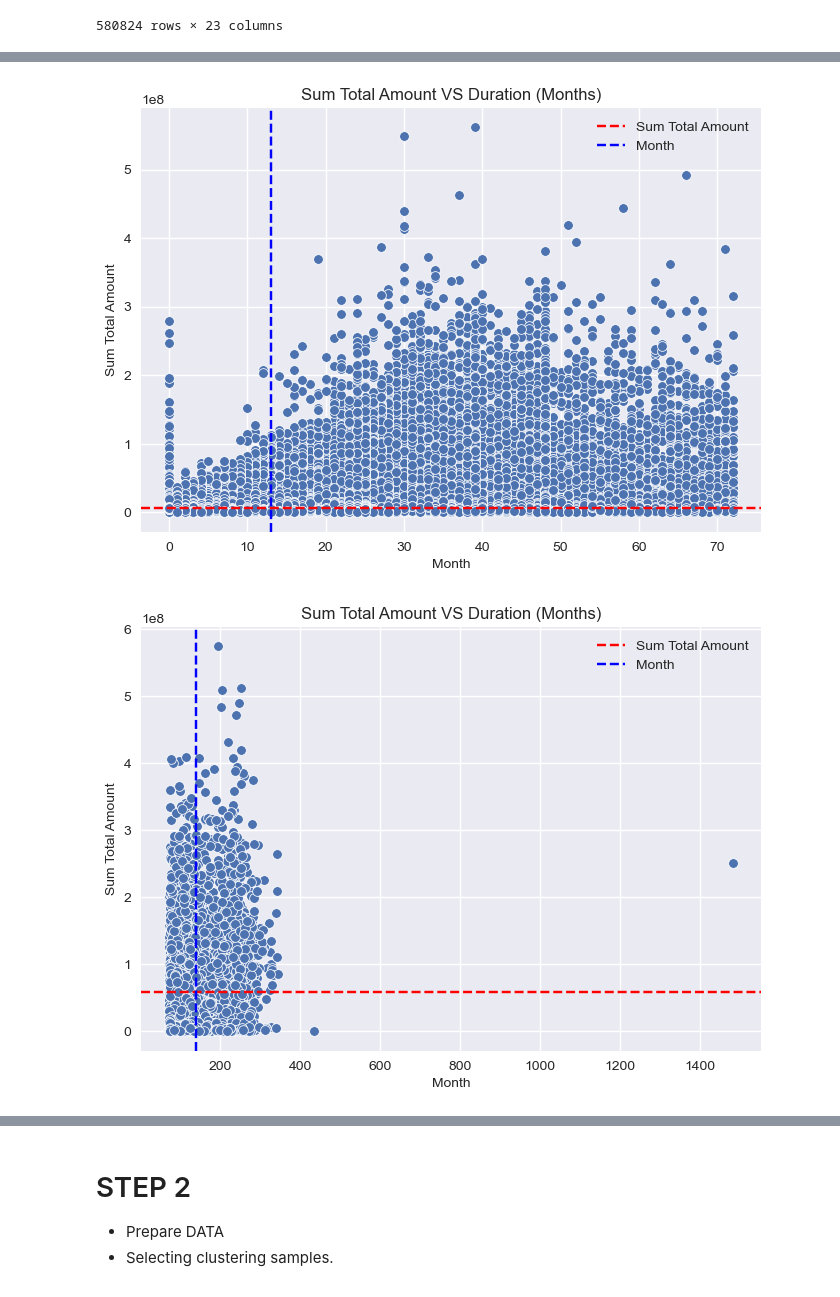
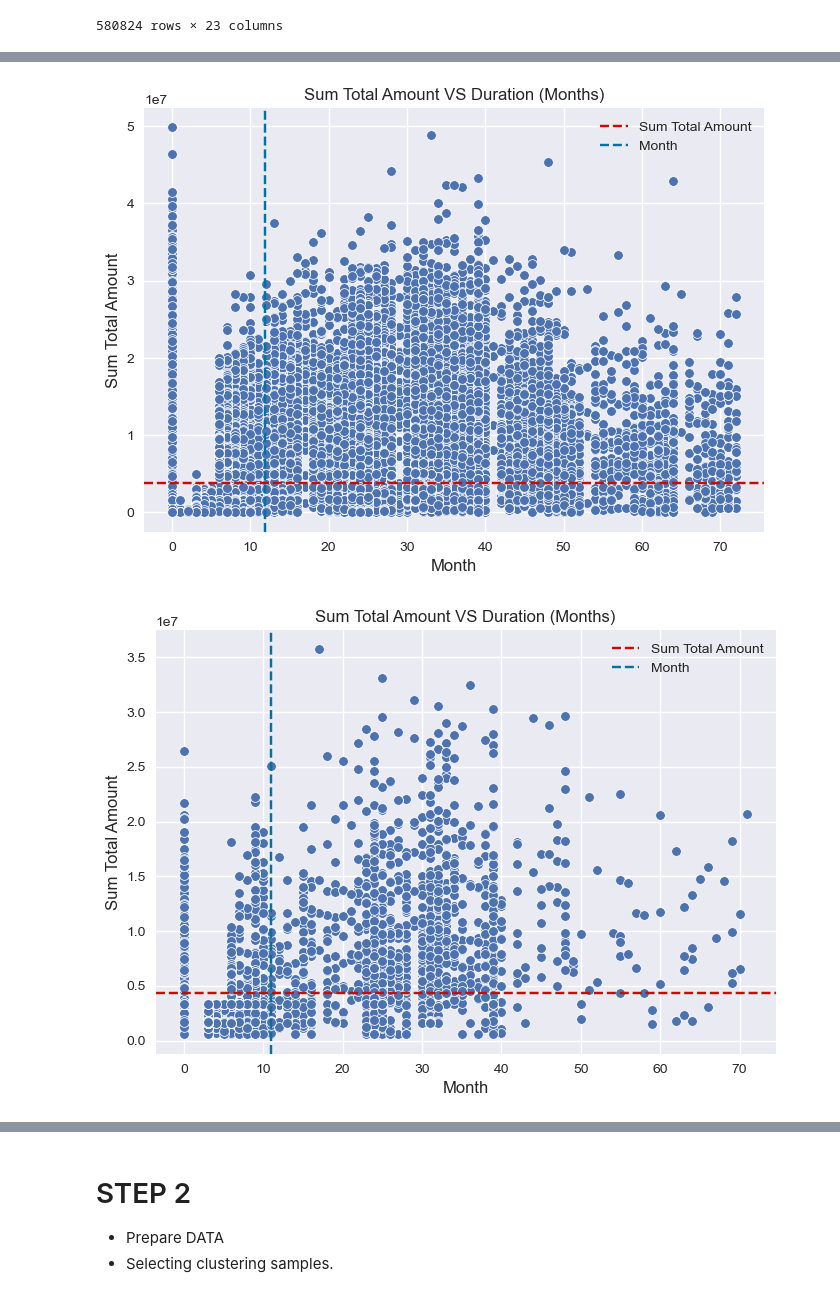
Before and after one commit to HikariJadeEmpire/AdvancedAnalytics-MADT8101, a Jupyter notebook: Week05_CustomerSegmentation/week5-Segmentation.ipynb, the cells around one changed output, grey strips where cells are left out. Saved outputs shown, nothing was run; the diff lists cells and outputs as text; code cells hidden in the pictures.

```diff
--- a/Week05_CustomerSegmentation/week5-Segmentation.ipynb
+++ b/Week05_CustomerSegmentation/week5-Segmentation.ipynb
@@ -305,17 +305,19 @@ amountvsyr(df)
 # %%
-q_low = df['mem_duration(months)'].quantile(0.01)
-q_hi  = df['mem_duration(months)'].quantile(0.99)
+for n,i in enumerate(df.columns):
+    if n != 0 :
+        q_low = df[i].quantile(0.01)
+        q_hi  = df[i].quantile(0.99)
 
-df2 = df[(df['mem_duration(months)'] > q_hi)] # Outliers
-df = df[(df['mem_duration(months)'] <= q_hi)]
+        df2 = df[(df[i] > q_hi)] # Outliers
+        df = df[(df[i] <= q_hi)]
 
 amountvsyr(df)
 # %% [output]
-[figure, old version]
+[figure, new version]
 # %%
-amountvsyr(df2) # Outliers
+amountvsyr(df2)
 # %% [output]
-[figure, old version]
+[figure, new version]
 # %%
 df.info()
 # %% [output]
```
Also changed, not shown: parts of 16 cells of this notebook.
